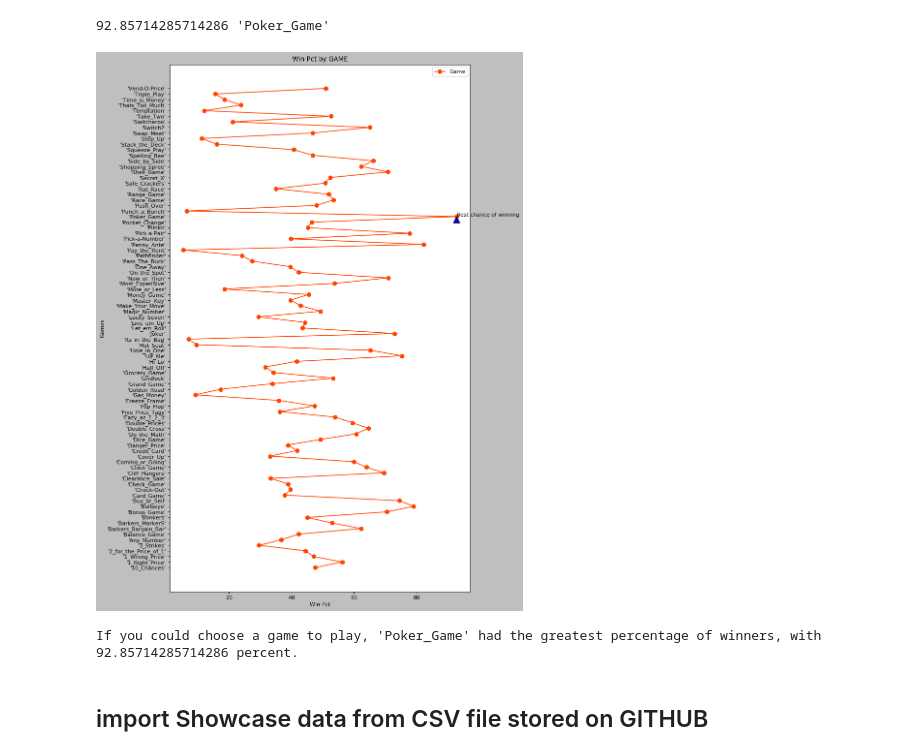
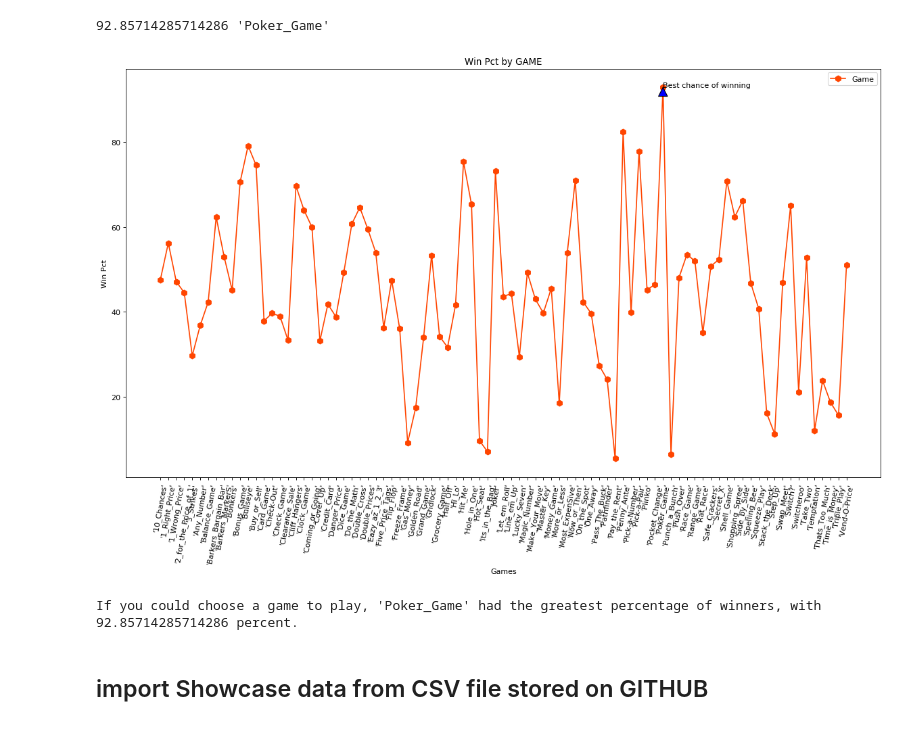
Before and after one commit to koryvette/priceisright, a Jupyter notebook: Price is Right statistics with Python.ipynb, the cells around one changed output. Drawn from its saved outputs; the diff is of its cells as text; code cells hidden in the pictures.

```diff
--- a/Price is Right statistics with Python.ipynb
+++ b/Price is Right statistics with Python.ipynb
@@ -214,21 +190,21 @@ print (x_max,y_max)
 # %% [output]
 92.85714285714286 'Poker_Game'
 # %%
-plt.figure(figsize=(10,18), dpi=80)
-plt.plot(x_game,y_game, label='Game',color='orangered', marker='h', markersize=8)
+plt.figure(figsize=(18,10), dpi=80)
+plt.plot(y_game,x_game, label='Game',color='orangered', marker='h', markersize=8)
 
-plt.annotate('Best chance of winning',xy=(x_max,y_max),xytext=(x_max,y_max), arrowprops=dict(facecolor='blue'))
-
-plt.ylabel('Games')
-plt.xlabel('Win Pct')
+plt.annotate('Best chance of winning',xy=(y_max,x_max),xytext=(y_max,x_max), arrowprops=dict(facecolor='blue'))
+plt.xticks(rotation=80)
+plt.ylabel('Win Pct')
+plt.xlabel('Games')
 plt.title('Win Pct by GAME')
 plt.legend()
 
 plt.show()
 
 print('If you could choose a game to play, '+ str(y_max) +' had the greatest percentage of winners, with '+ str(x_max) + ' percent.')
 # %% [output]
-[figure, old version]
+[figure, new version]
 If you could choose a game to play, 'Poker_Game' had the greatest percentage of winners, with 92.85714285714286 percent.
 # %% [markdown]
 ## import Showcase data from CSV file stored on GITHUB
```
Also changed, not shown: parts of 5 cells of this notebook.
